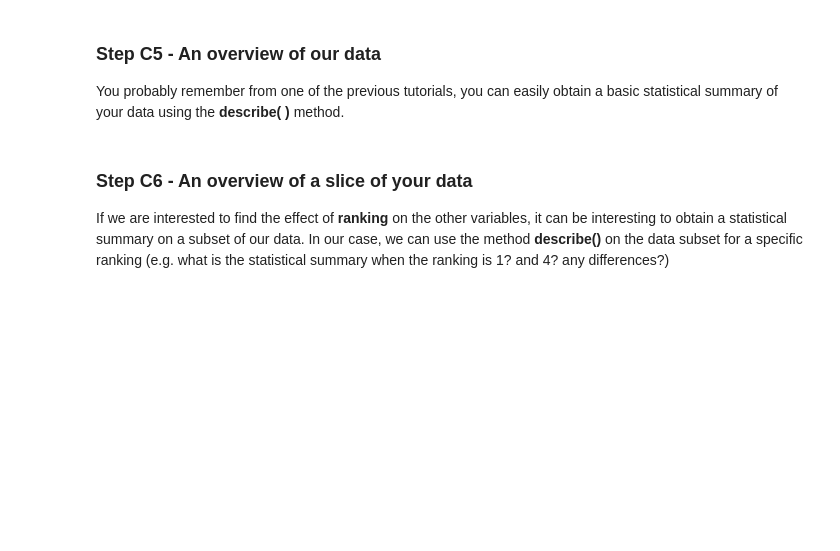
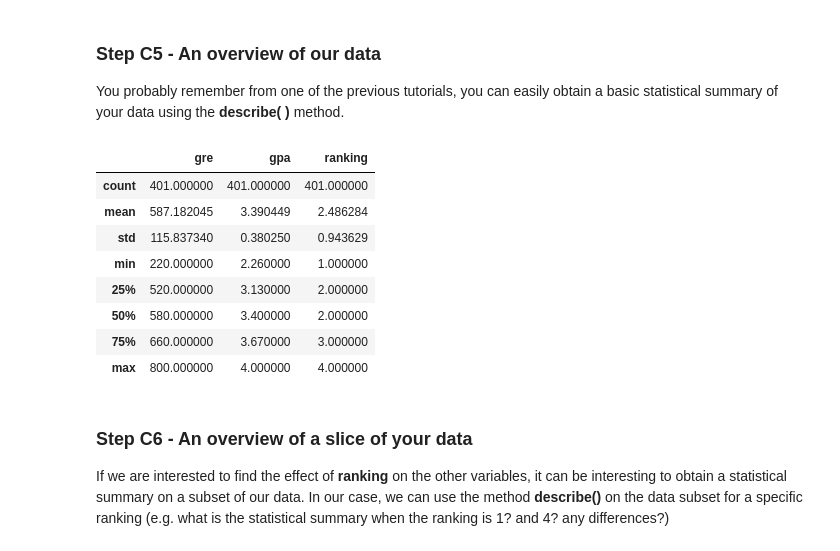
Before and after one commit to shreyuu/UoN-Business-Analytics, a Jupyter notebook: FBA/FBA_Week_07_Python_Practice.ipynb, the cells around one changed output. Saved outputs shown, nothing was run; the diff lists cells and outputs as text; code cells hidden in the pictures; blank space fills up the shorter version.

```diff
--- a/FBA/FBA_Week_07_Python_Practice.ipynb
+++ b/FBA/FBA_Week_07_Python_Practice.ipynb
@@ -299,3 +355,7 @@ For clarity we want to replace the values of the column admit to True if it is e
+# %%
+
+data.loc[data['admit'] == 1, 'admit'] = True
+data.loc[data['admit'] == 0, 'admit'] = False
 # %%
 # It is always good to check your operation
 # had the expected output!
@@ -306,6 +373,17 @@ df.head()
 You probably remember from one of the previous tutorials, you can easily obtain a basic statistical summary of your data using the **describe( )** method.
 # %%
 # your code here
+data.describe()
+# %% [output]
+|  | gre | gpa | ranking |
+| count | 401.000000 | 401.000000 | 401.000000 |
+| mean | 587.182045 | 3.390449 | 2.486284 |
+| std | 115.837340 | 0.380250 | 0.943629 |
+| min | 220.000000 | 2.260000 | 1.000000 |
+| 25% | 520.000000 | 3.130000 | 2.000000 |
+| 50% | 580.000000 | 3.400000 | 2.000000 |
+| 75% | 660.000000 | 3.670000 | 3.000000 |
+| max | 800.000000 | 4.000000 | 4.000000 |
 # %% [markdown]
 ### Step C6 - An overview of a slice of your data
 
```
Also changed, not shown: parts of 19 cells of this notebook.
